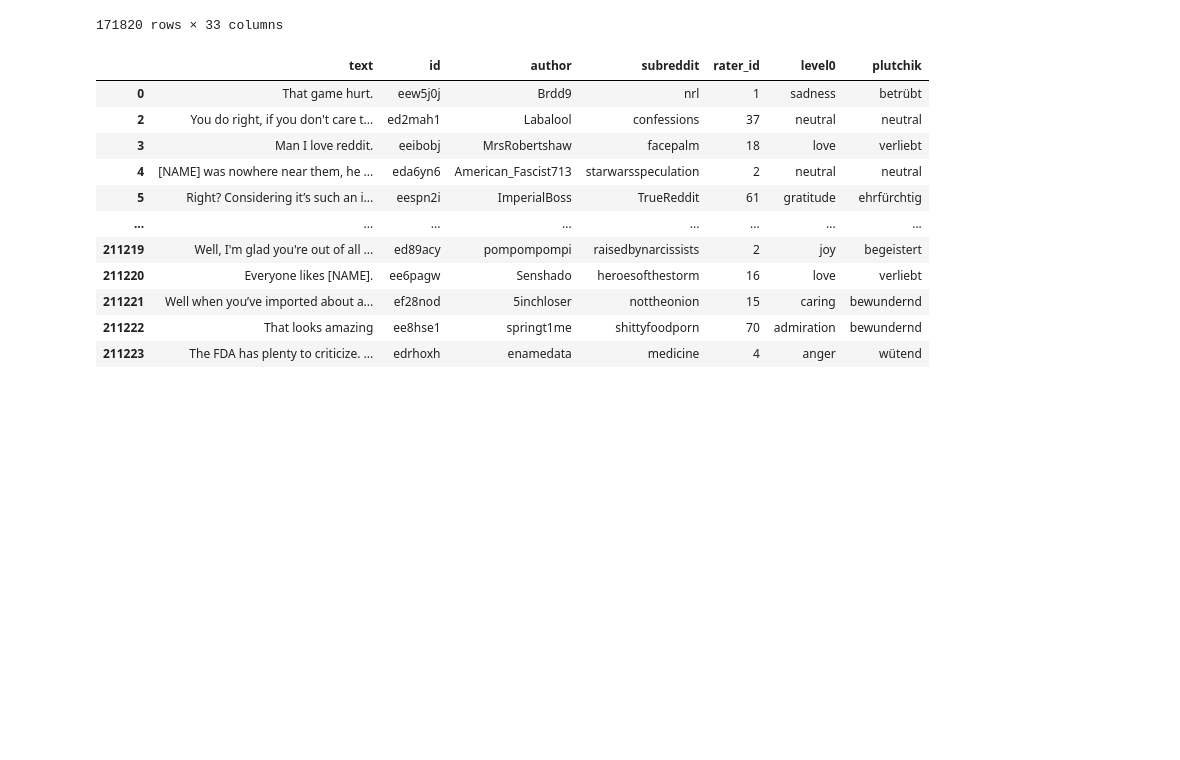
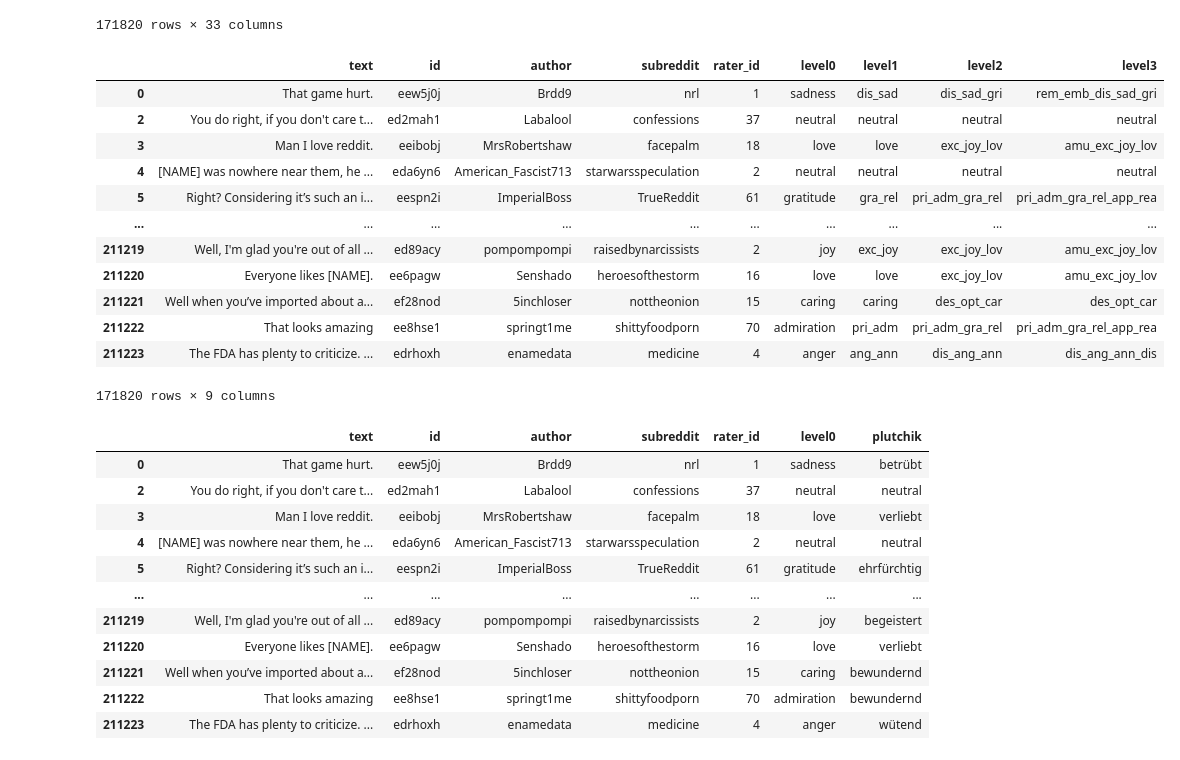
Before and after one commit to ralf-koenig/cer23_emo, a Jupyter notebook: notebooks/paula.ipynb, the cells around one changed output. Saved outputs shown, nothing was run; the diff lists cells and outputs as text; code cells hidden in the pictures; blank space fills up the shorter version.

```diff
--- a/notebooks/paula.ipynb
+++ b/notebooks/paula.ipynb
@@ -77,3 +75,19 @@ df_clean
+# %%
+create_clustered_df(df_clean)
+# %% [output]
+|  | text | id | author | subreddit | rater_id | level0 | level1 | level2 | level3 |
+| 0 | That game hurt. | eew5j0j | Brdd9 | nrl | 1 | sadness | dis_sad | dis_sad_gri | rem_emb_dis_sad_gri |
+| 2 | You do right, if you don't care t... | ed2mah1 | Labalool | confessions | 37 | neutral | neutral | neutral | neutral |
+| 3 | Man I love reddit. | eeibobj | MrsRobertshaw | facepalm | 18 | love | love | exc_joy_lov | amu_exc_joy_lov |
+| 4 | [NAME] was nowhere near them, he ... | eda6yn6 | American_Fascist713 | starwarsspeculation | 2 | neutral | neutral | neutral | neutral |
+| 5 | Right? Considering it’s such an i... | eespn2i | ImperialBoss | TrueReddit | 61 | gratitude | gra_rel | pri_adm_gra_rel | pri_adm_gra_rel_app_rea |
+| ... | ... | ... | ... | ... | ... | ... | ... | ... | ... |
+| 211219 | Well, I'm glad you're out of all ... | ed89acy | pompompompi | raisedbynarcissists | 2 | joy | exc_joy | exc_joy_lov | amu_exc_joy_lov |
+| 211220 | Everyone likes [NAME]. | ee6pagw | Senshado | heroesofthestorm | 16 | love | love | exc_joy_lov | amu_exc_joy_lov |
+| 211221 | Well when you’ve imported about a... | ef28nod | 5inchloser | nottheonion | 15 | caring | caring | des_opt_car | des_opt_car |
+| 211222 | That looks amazing | ee8hse1 | springt1me | shittyfoodporn | 70 | admiration | pri_adm | pri_adm_gra_rel | pri_adm_gra_rel_app_rea |
+| 211223 | The FDA has plenty to criticize. ... | edrhoxh | enamedata | medicine | 4 | anger | ang_ann | dis_ang_ann | dis_ang_ann_dis |
+171820 rows × 9 columns
 # %%
 create_plutchik_df(df_clean)
 # %% [output]
```
Also changed, not shown: parts of 1 cell of this notebook, 1 other file.
